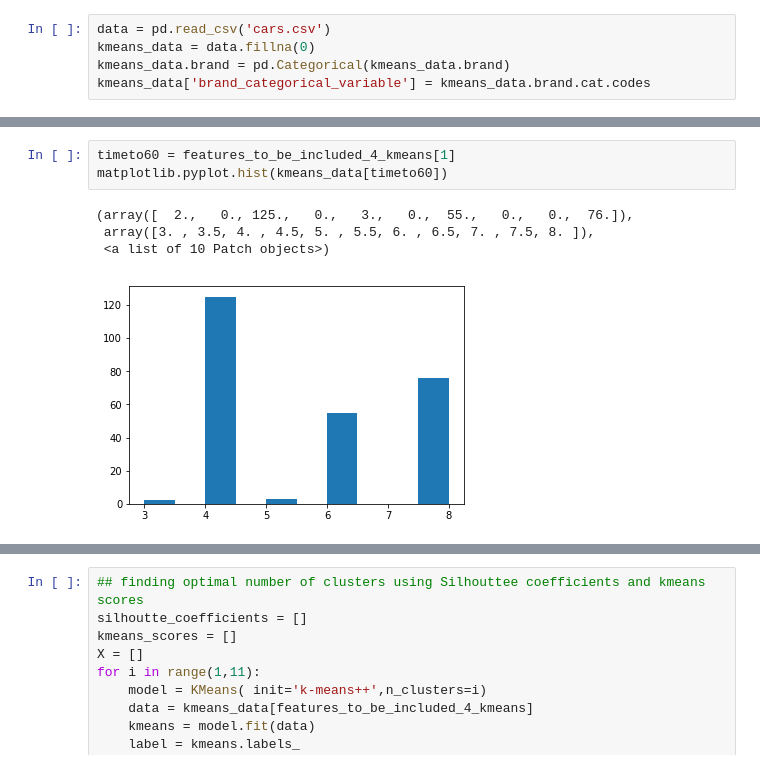
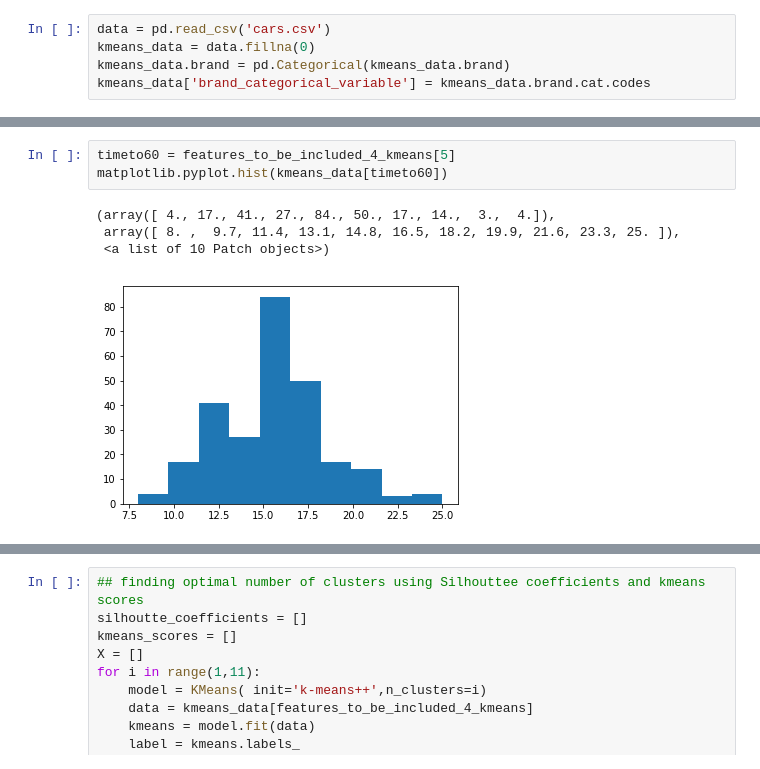
Before and after one commit to swethac18/CMPE257_ML, a Jupyter notebook: kmeans_assignment1/Swetha_Chandrasekar_KmeansClustering_on_cars_dataset.ipynb, the cells around one changed output, grey strips where cells are left out. Saved outputs shown, nothing was run; the diff lists cells and outputs as text.

```diff
--- a/kmeans_assignment1/Swetha_Chandrasekar_KmeansClustering_on_cars_dataset.ipynb
+++ b/kmeans_assignment1/Swetha_Chandrasekar_KmeansClustering_on_cars_dataset.ipynb
@@ -39,8 +76,8 @@ matplotlib.pyplot.hist(kmeans_data[horsepower])
 # %%
-timeto60 = features_to_be_included_4_kmeans[1]
+timeto60 = features_to_be_included_4_kmeans[5]
 matplotlib.pyplot.hist(kmeans_data[timeto60])
 # %% [output]
-(array([  2.,   0., 125.,   0.,   3.,   0.,  55.,   0.,   0.,  76.]),
- array([3. , 3.5, 4. , 4.5, 5. , 5.5, 6. , 6.5, 7. , 7.5, 8. ]),
+(array([ 4., 17., 41., 27., 84., 50., 17., 14.,  3.,  4.]),
+ array([ 8. ,  9.7, 11.4, 13.1, 14.8, 16.5, 18.2, 19.9, 21.6, 23.3, 25. ]),
  <a list of 10 Patch objects>)
-[figure, old version]
+[figure, new version]
```
Also changed, not shown: parts of 12 cells of this notebook.
